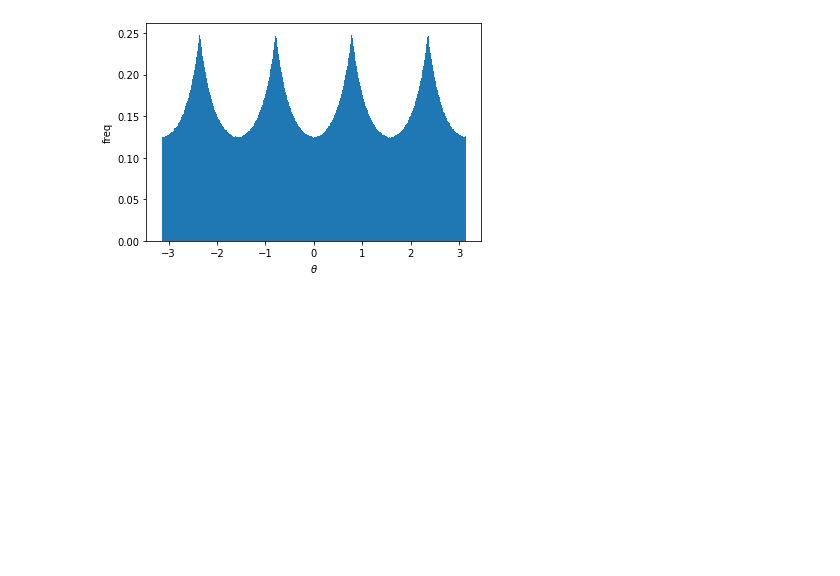
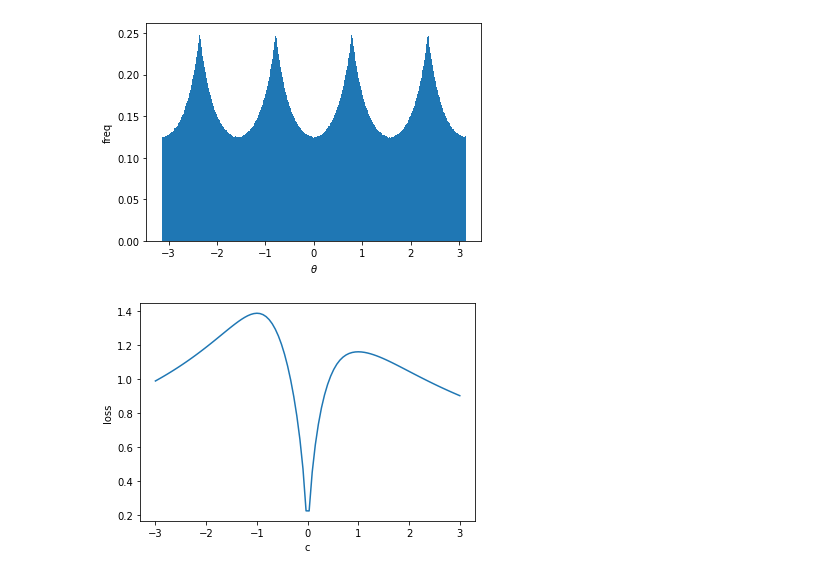
Before and after one commit to krishdesai7/SymmetryDiscovery, a Jupyter notebook: SymmetryGAN/Z2PlottingLossFunctions.ipynb, the cells around one changed output. Saved outputs shown, nothing was run; the diff lists cells and outputs as text; code cells hidden in the pictures; blank space fills up the shorter version.

```diff
--- a/SymmetryGAN/Z2PlottingLossFunctions.ipynb
+++ b/SymmetryGAN/Z2PlottingLossFunctions.ipynb
@@ -211,3 +211,29 @@ plt.ylabel("freq")
 plt.show()
 # %% [output]
 [figure]
+# %%
+#restricted search space
+
+xx = np.random.normal(0.5,1.,10000)
+A = 0
+C = 0
+range = 3
+a = 1
+clow = C - range
+chigh = C + range
+cstep = 100
+alpha = 0
+
+losses=[]
+for c in np.linspace(clow,chigh,cstep):
+    yy = g(a, c, xx)
+    losses += [np.mean(-np.log(0.000001+h(a, c, xx)) - np.log(0.000001+1.-h(a, c, yy)))]
+
+
+plt.plot(np.linspace(clow, chigh, cstep), losses)
+plt.xlabel("c")
+plt.ylabel("loss")
+
+plt.savefig("restrictedZ2.pdf")
+# %% [output]
+[figure, added]
```
Also changed, not shown: 3 other files.
